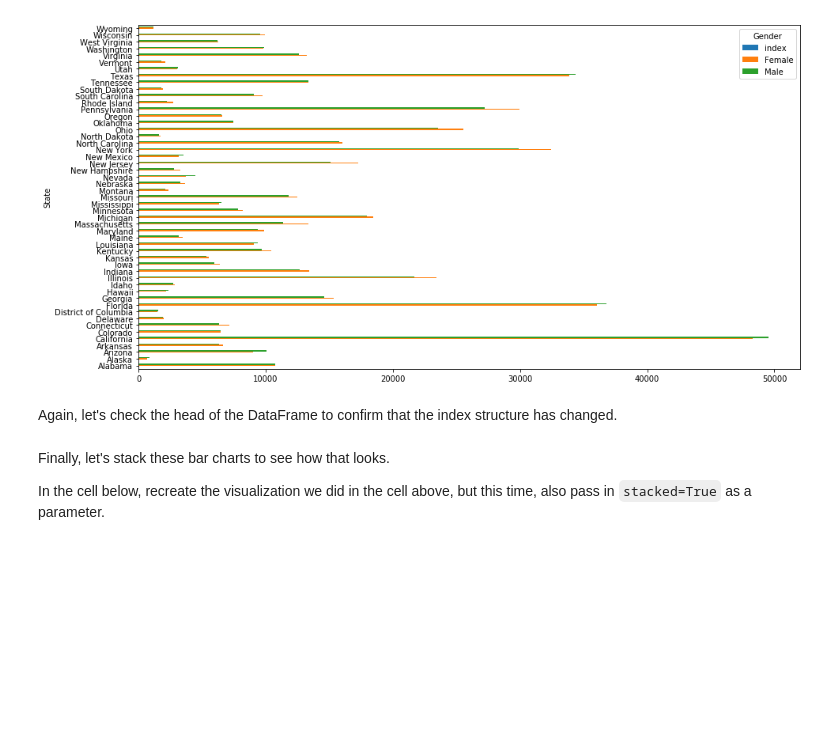
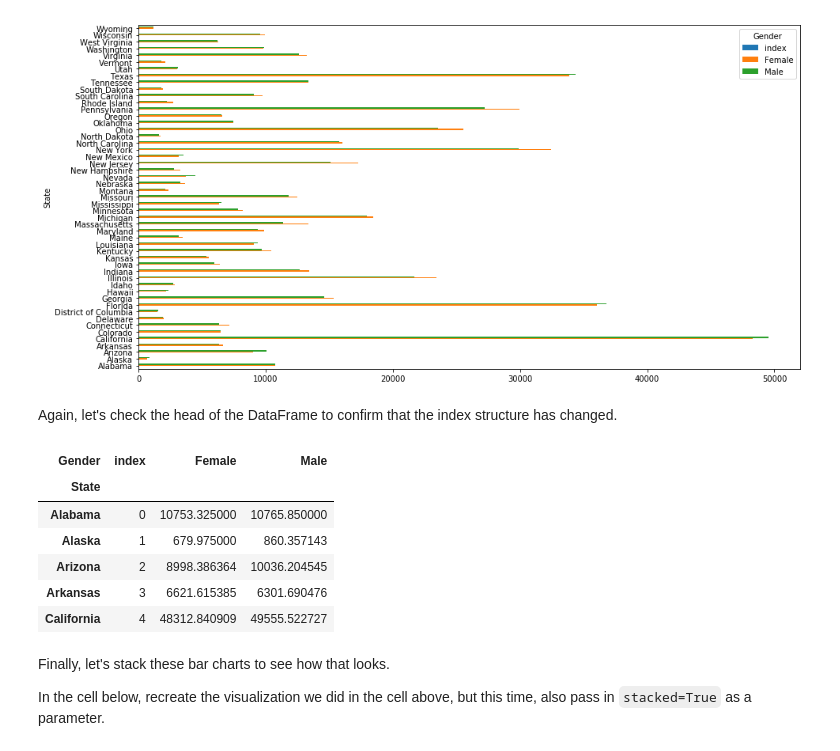
Before and after one commit to worldyne/dsc-1-04-09-pivot-tables-with-pandas-lab-seattle-ds-career-040119, a Jupyter notebook: index.ipynb, the cells around one changed output. Cells and saved outputs as stored; diff of their text form; code cells hidden in the pictures; blank space fills up the shorter version.

```diff
--- a/index.ipynb
+++ b/index.ipynb
@@ -441,6 +441,16 @@ pivot.plot(kind='barh',figsize=(15,8))
 [figure]
 # %% [markdown]
 Again, let's check the head of the DataFrame to confirm that the index structure has changed.
+# %%
+pivot.head()
+# %% [output]
+| Gender | index | Female | Male |
+| State |  |  |  |
+| Alabama | 0 | 10753.325000 | 10765.850000 |
+| Alaska | 1 | 679.975000 | 860.357143 |
+| Arizona | 2 | 8998.386364 | 10036.204545 |
+| Arkansas | 3 | 6621.615385 | 6301.690476 |
+| California | 4 | 48312.840909 | 49555.522727 |
 # %% [markdown]
 Finally, let's stack these bar charts to see how that looks.
 
```
